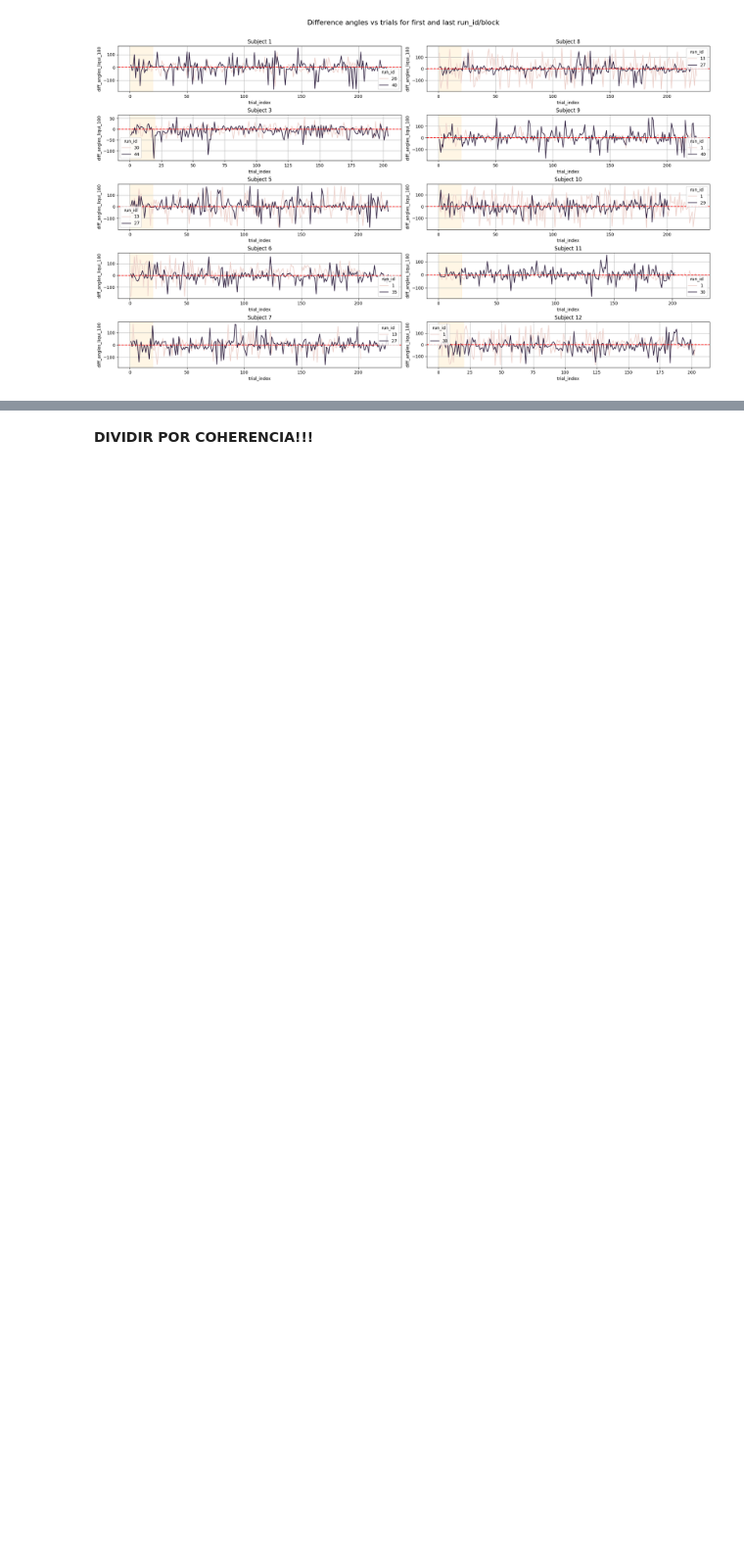
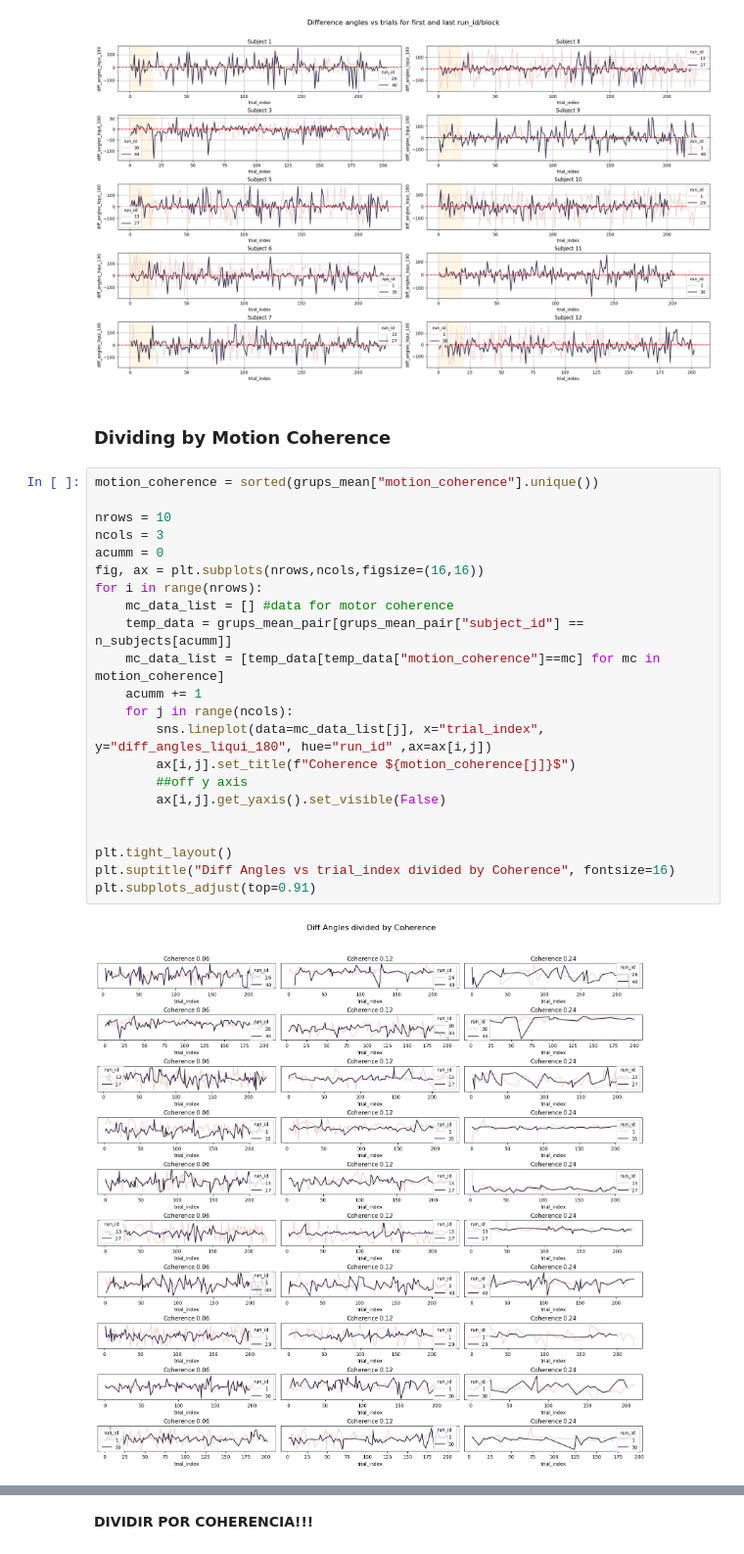
Before and after one commit to lucasbaldezzari/babesbayes-nma, a Jupyter notebook: coding/Issue4_Xiaoxiao.ipynb, the cells around one changed output, grey strips where cells are left out. Shown at 98% size. Saved outputs shown, nothing was run; the diff lists cells and outputs as text; blank space fills up the shorter version.

Commit message:
Updating plots

```diff
--- a/coding/Issue4_Xiaoxiao.ipynb
+++ b/coding/Issue4_Xiaoxiao.ipynb
@@ -367,3 +367,29 @@ plt.subplots_adjust(top=0.91)
 plt.show()
 # %% [output]
 [figure]
+# %% [markdown]
+### Dividing by Motion Coherence
+# %%
+motion_coherence = sorted(grups_mean["motion_coherence"].unique())
+
+nrows = 10
+ncols = 3
+acumm = 0
+fig, ax = plt.subplots(nrows,ncols,figsize=(16,16))
+for i in range(nrows):
+    mc_data_list = [] #data for motor coherence
+    temp_data = grups_mean_pair[grups_mean_pair["subject_id"] == n_subjects[acumm]]
+    mc_data_list = [temp_data[temp_data["motion_coherence"]==mc] for mc in motion_coherence]
+    acumm += 1
+    for j in range(ncols):
+        sns.lineplot(data=mc_data_list[j], x="trial_index", y="diff_angles_liqui_180", hue="run_id" ,ax=ax[i,j])
+        ax[i,j].set_title(f"Coherence ${motion_coherence[j]}$")
+        ##off y axis
+        ax[i,j].get_yaxis().set_visible(False)
+
+
+plt.tight_layout()
+plt.suptitle("Diff Angles vs trial_index divided by Coherence", fontsize=16)
+plt.subplots_adjust(top=0.91)
+# %% [output]
+[figure, added]
```
Also changed, not shown: parts of 1 cell of this notebook.
